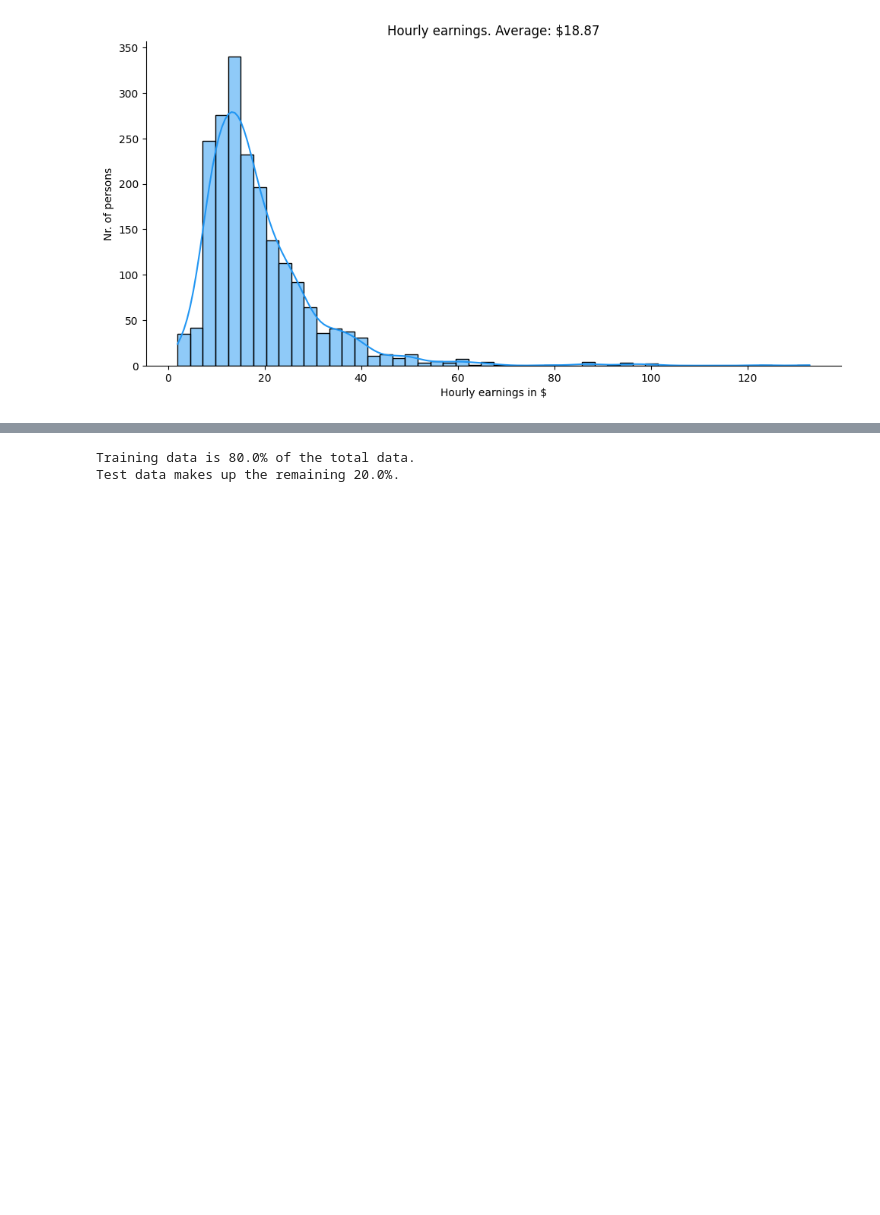
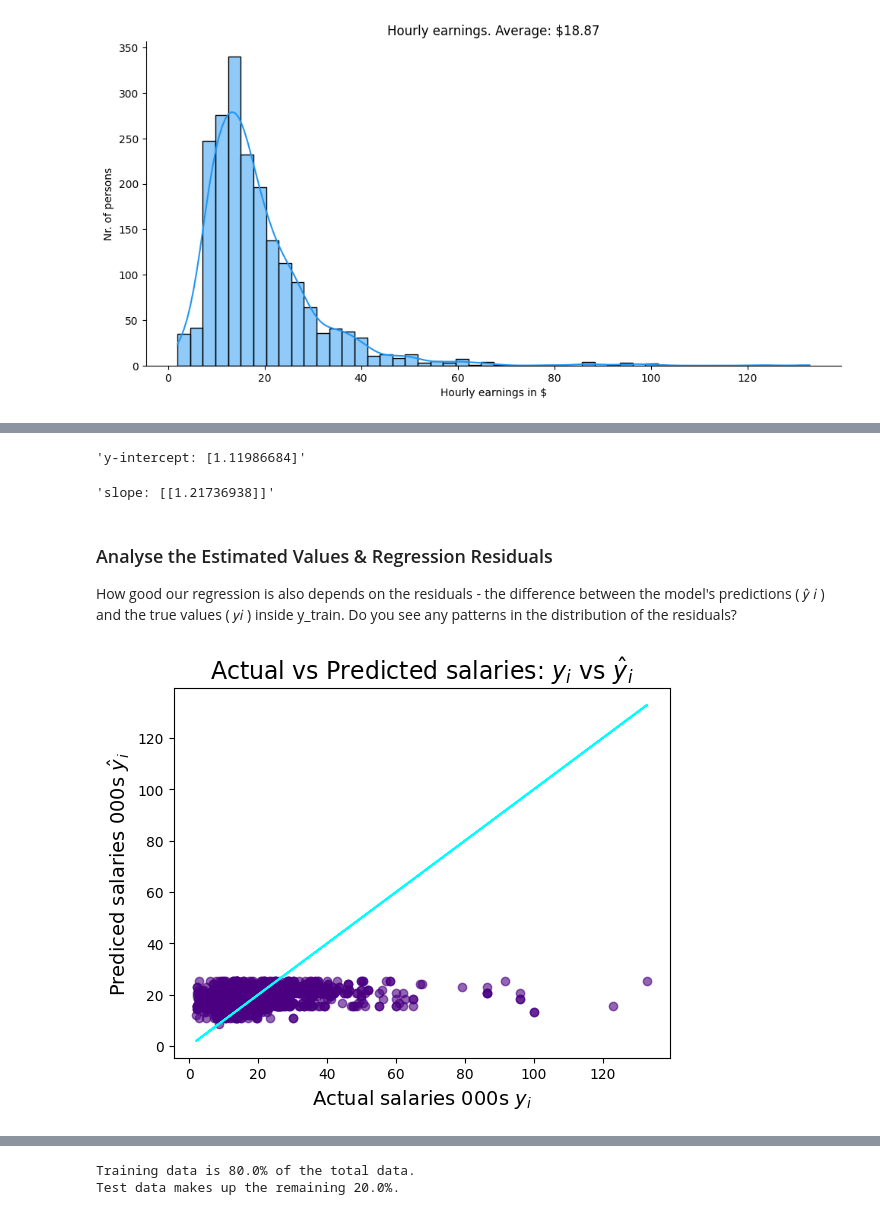
Before and after one commit to cdosorio/python-100-days, a Jupyter notebook: 100-multivariable-regression-salaries/Determinants_of_Earnings_(start).ipynb, the cells around one changed output, grey strips where cells are left out. Drawn from its saved outputs; the diff is of its cells as text; code cells hidden in the pictures; blank space fills up the shorter version.

Commit message:
Day 100: linear regression WIP

```diff
--- a/100-multivariable-regression-salaries/Determinants_of_Earnings_(start).ipynb
+++ b/100-multivariable-regression-salaries/Determinants_of_Earnings_(start).ipynb
@@ -189,0 +191,14 @@ plt.show()
+# %%
+regression = LinearRegression()
+
+# Explanatory Variable(s) or Feature(s)
+X = pd.DataFrame(df_data, columns=['S'])
+
+# Response Variable or Target
+y = pd.DataFrame(df_data, columns=['EARNINGS'])
+
+# Find the best-fit line
+regression.fit(X, y)
+
+# R-squared : our simple model (one explanatory variable) explains about 7% of the variance in salaries.
+regression.score(X, y)
@@ -190 +213,29 @@ plt.show()
+# %%
+# Theta zero (y-intercept): positive, minimal salarie/hr is $1.11
+display(f"y-intercept: {regression.intercept_}")
+
+# Theta one (slope) , for every extra year of school, salaries/hr increases by $1.21.
+display(f"slope: {regression.coef_}")
+# %% [output]
+'y-intercept: [1.11986684]'
+'slope: [[1.21736938]]'
+# %% [markdown]
+### Analyse the Estimated Values & Regression Residuals
+
+How good our regression is also depends on the residuals - the difference between the model's predictions ( 𝑦̂ 𝑖 ) and the true values ( 𝑦𝑖 ) inside y_train. Do you see any patterns in the distribution of the residuals?
+# %%
+# Predict a Response:
+y_pred = regression.predict(X)
+residual = (y - y_pred)
+# %%
+# Actual vs. Predicted salaries
+plt.figure(dpi=100)
+plt.scatter(x=y, y=y_pred, c='indigo', alpha=0.6)
+plt.plot(y_train, y_train, color='cyan')
+plt.title(f'Actual vs Predicted salaries: $y _i$ vs $\hat y_i$', fontsize=17)
+plt.xlabel('Actual salaries 000s $y _i$', fontsize=14)
+plt.ylabel('Prediced salaries 000s $\hat y _i$', fontsize=14)
+plt.show()
+# %% [output]
+[figure, added]
 # %% [markdown]
```
Also changed, not shown: parts of 9 cells of this notebook.
